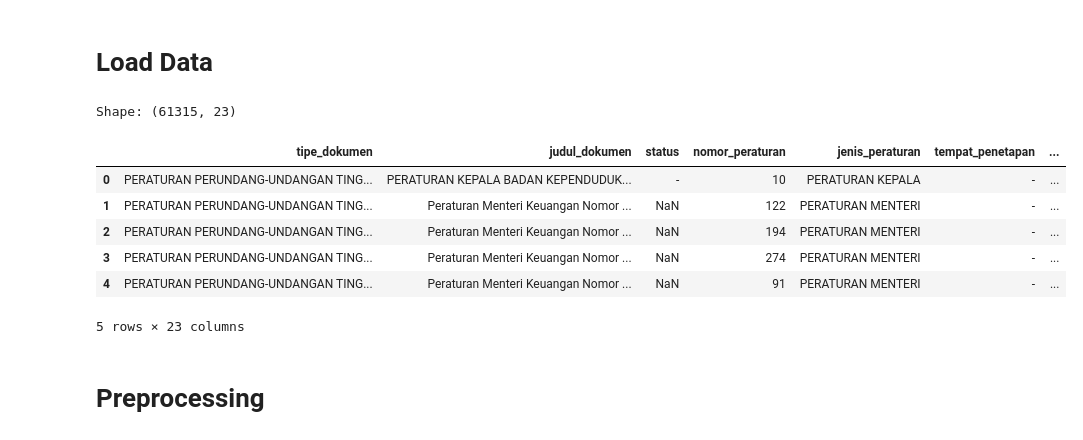
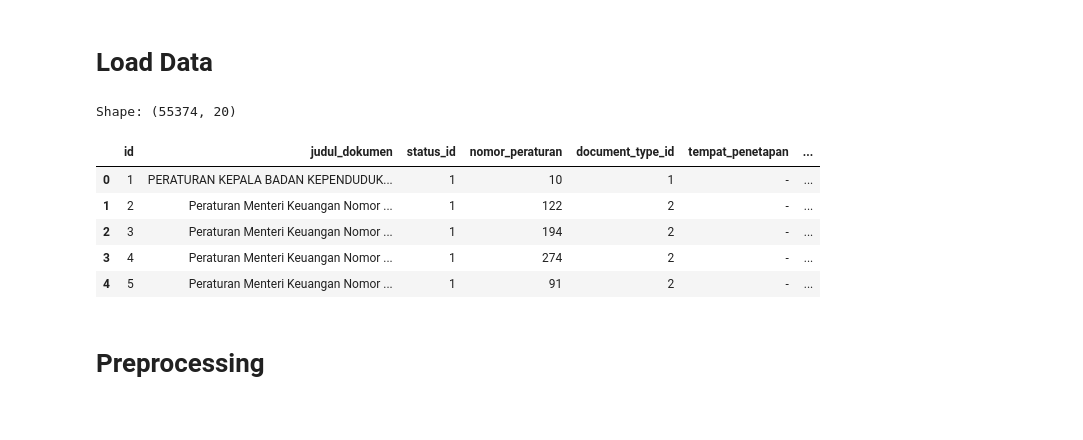
Before and after one commit to bangkit-kaidah/machine-learning, a Jupyter notebook: Predict - Preprocessing.ipynb, the cells around one changed output. Drawn from its saved outputs; the diff is of its cells as text; code cells hidden in the pictures.

Commit message:
update prediction data preprocessing

```diff
--- a/Predict - Preprocessing.ipynb
+++ b/Predict - Preprocessing.ipynb
@@ -14,18 +14,17 @@ pd.options.mode.chained_assignment = None
 directory = './data/'
 # %%
 # load raw data
-raw_data_df = pd.read_csv(os.path.join(directory, 'jdihn_regulations.csv'))
+raw_data_df = pd.read_csv(os.path.join(directory, 'jdihn_clean.csv'))
 print("Shape:", raw_data_df.shape)
 raw_data_df.head()
 # %% [output]
-Shape: (61315, 23)
+Shape: (55374, 20)
-|  | tipe_dokumen | judul_dokumen | status | nomor_peraturan | jenis_peraturan | tempat_penetapan | ... |
-| 0 | PERATURAN PERUNDANG-UNDANGAN TING... | PERATURAN KEPALA BADAN KEPENDUDUK... | - | 10 | PERATURAN KEPALA | - | ... |
-| 1 | PERATURAN PERUNDANG-UNDANGAN TING... | Peraturan Menteri Keuangan Nomor ... | NaN | 122 | PERATURAN MENTERI | - | ... |
-| 2 | PERATURAN PERUNDANG-UNDANGAN TING... | Peraturan Menteri Keuangan Nomor ... | NaN | 194 | PERATURAN MENTERI | - | ... |
-| 3 | PERATURAN PERUNDANG-UNDANGAN TING... | Peraturan Menteri Keuangan Nomor ... | NaN | 274 | PERATURAN MENTERI | - | ... |
-| 4 | PERATURAN PERUNDANG-UNDANGAN TING... | Peraturan Menteri Keuangan Nomor ... | NaN | 91 | PERATURAN MENTERI | - | ... |
+|  | id | judul_dokumen | status_id | nomor_peraturan | document_type_id | tempat_penetapan | ... |
+| 0 | 1 | PERATURAN KEPALA BADAN KEPENDUDUK... | 1 | 10 | 1 | - | ... |
+| 1 | 2 | Peraturan Menteri Keuangan Nomor ... | 1 | 122 | 2 | - | ... |
+| 2 | 3 | Peraturan Menteri Keuangan Nomor ... | 1 | 194 | 2 | - | ... |
+| 3 | 4 | Peraturan Menteri Keuangan Nomor ... | 1 | 274 | 2 | - | ... |
+| 4 | 5 | Peraturan Menteri Keuangan Nomor ... | 1 | 91 | 2 | - | ... |
-5 rows × 23 columns
 # %% [markdown]
 # Preprocessing
 # %% [markdown]
```
Also changed, not shown: parts of 7 cells of this notebook, 1 other file.
